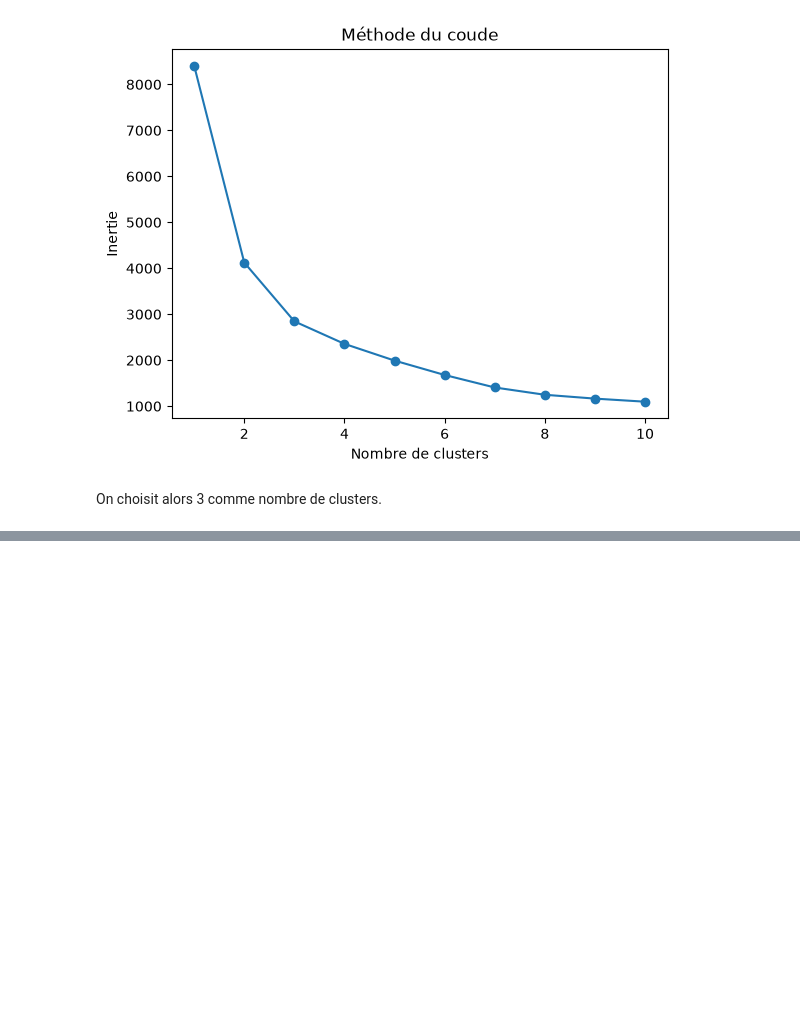
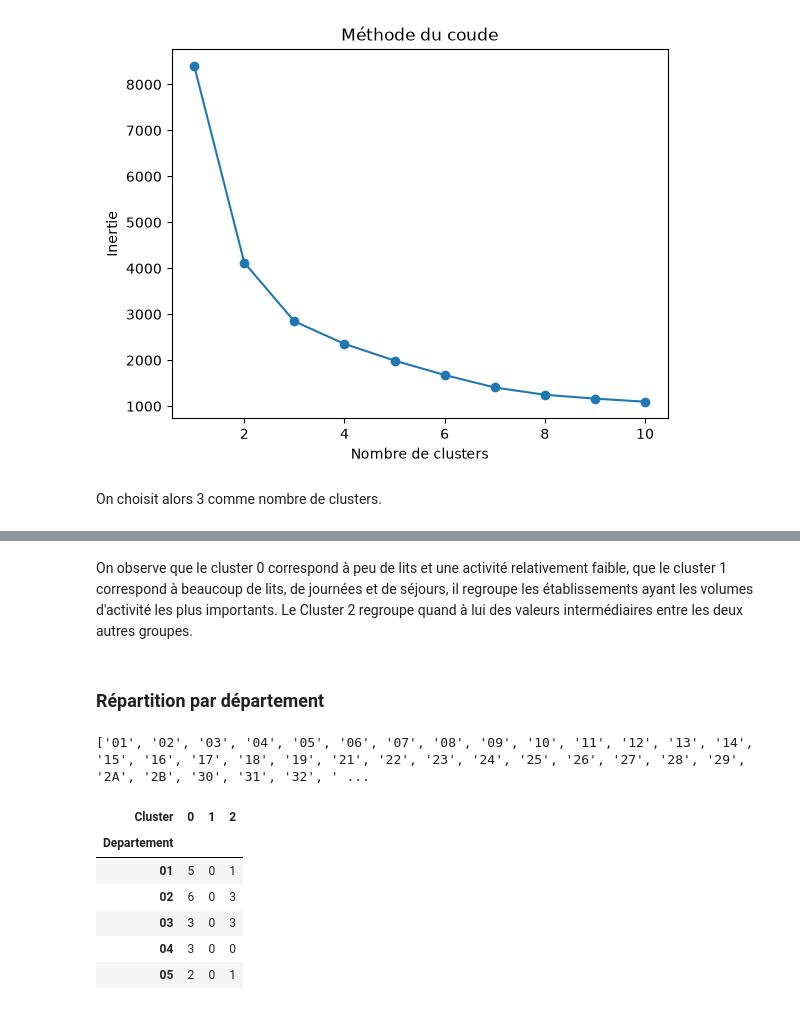
Before and after one commit to ehlld/projet-python-sante, a Jupyter notebook: projet.ipynb, the cells around one changed output, grey strips where cells are left out. Cells and saved outputs as stored; diff of their text form; code cells hidden in the pictures; blank space fills up the shorter version.

```diff
--- a/projet.ipynb
+++ b/projet.ipynb
@@ -265,0 +293,29 @@ mco_selection["Cluster"] = clusters
+# %% [markdown]
+On observe que le cluster 0 correspond à peu de lits et une activité relativement faible, que le cluster 1 correspond à beaucoup de lits, de journées et de séjours, il regroupe les établissements ayant les volumes d'activité les plus importants. Le Cluster 2 regroupe quand à lui des valeurs intermédiaires entre les deux autres groupes.
+# %% [markdown]
+### Répartition par département
+# %%
+# On récupère le FINESS et le departement
+mco_selection["FI"] = mco.loc[mco_selection.index, "FI"].astype(str).str.zfill(9)
+mco_selection["Departement"] = mco_selection["FI"].apply(
+    lambda x: x[:3] if x.startswith("97") else x[:2]
+)
+
+#On vérifie les départements
+print(sorted(mco_selection["Departement"].unique()))
+# %% [output]
+['01', '02', '03', '04', '05', '06', '07', '08', '09', '10', '11', '12', '13', '14', '15', '16', '17', '18', '19', '21', '22', '23', '24', '25', '26', '27', '28', '29', '2A', '2B', '30', '31', '32', ' ...
+# %%
+repartition_departements = mco_selection.groupby(
+    ["Departement", "Cluster"]
+).size().unstack(fill_value=0)
+
+repartition_departements.head()
+# %% [output]
+| Cluster | 0 | 1 | 2 |
+| Departement |  |  |  |
+| 01 | 5 | 0 | 1 |
+| 02 | 6 | 0 | 3 |
+| 03 | 3 | 0 | 3 |
+| 04 | 3 | 0 | 0 |
+| 05 | 2 | 0 | 1 |
```
Also changed, not shown: parts of 8 cells of this notebook, 1 other file.
